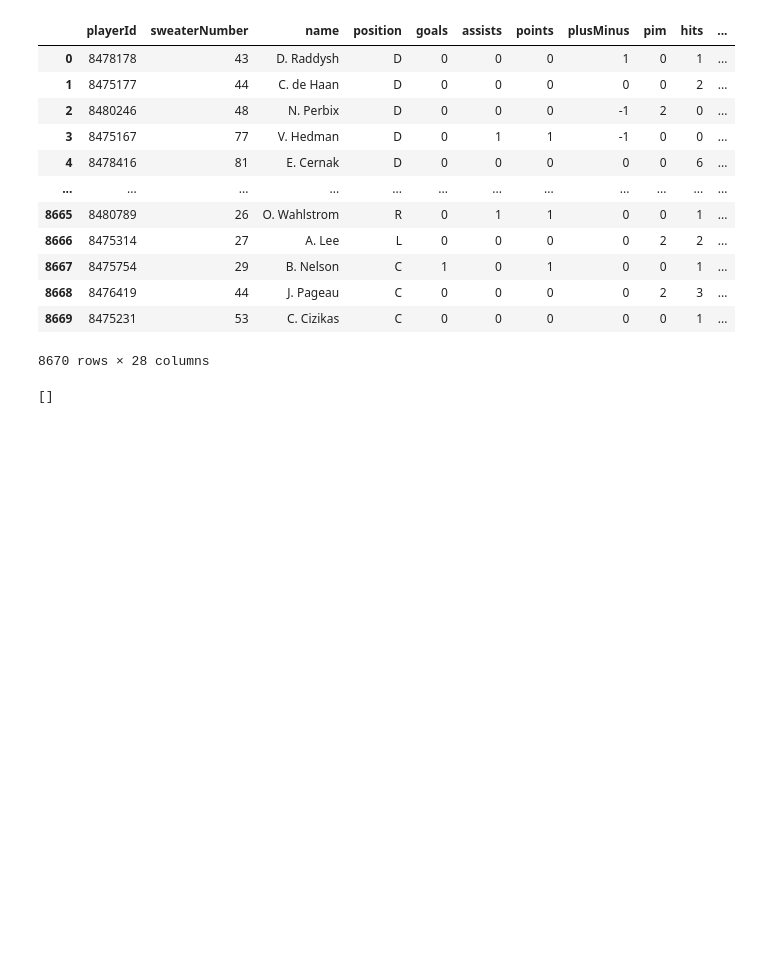
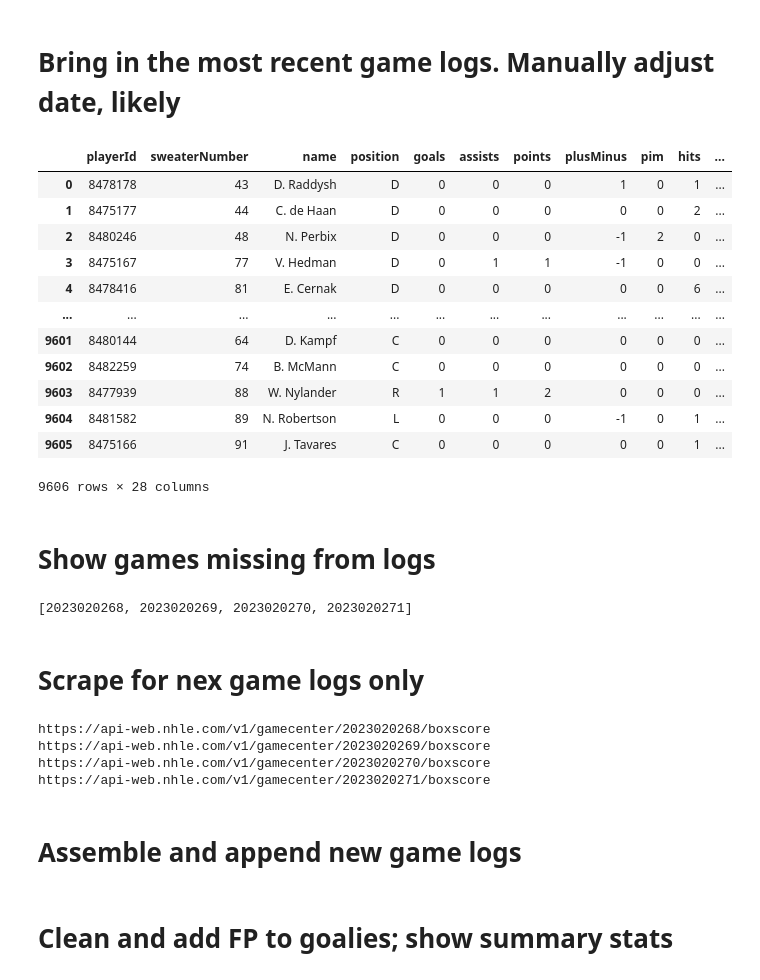
Before and after one commit to seanard1/fantasy_stats, a Jupyter notebook: data_scrape.ipynb, the cells around one changed output. Drawn from its saved outputs; the diff is of its cells as text; code cells hidden in the pictures; blank space fills up the shorter version.

```diff
--- a/data_scrape.ipynb
+++ b/data_scrape.ipynb
@@ -143,25 +172,31 @@ completedSked.sort_values('gameDate')
+# %% [markdown]
+# Bring in the most recent game logs. Manually adjust date, likely
 # %%
-file_name = f"data/allG_df_raw-{today.strftime('%Y-%m-%d')}.csv"
+# file_name = f"data/allG_df_raw-{today.strftime('%Y-%m-%d')}.csv"
+file_name = f"data/allG_df_raw-2023-11-19.csv"
 allG_df_raw = pd.read_csv(file_name, index_col=False)
 allG_df_raw
 
-file_name = f"data/all_df_raw-{today.strftime('%Y-%m-%d')}.csv"
+# file_name = f"data/all_df_raw-{today.strftime('%Y-%m-%d')}.csv"
+file_name = f"data/all_df_raw-2023-11-19.csv"
 all_df_raw = pd.read_csv(file_name, index_col=False)
 all_df_raw
 # %% [output]
 |  | playerId | sweaterNumber | name | position | goals | assists | points | plusMinus | pim | hits | ... |
 | 0 | 8478178 | 43 | D. Raddysh | D | 0 | 0 | 0 | 1 | 0 | 1 | ... |
 | 1 | 8475177 | 44 | C. de Haan | D | 0 | 0 | 0 | 0 | 0 | 2 | ... |
 | 2 | 8480246 | 48 | N. Perbix | D | 0 | 0 | 0 | -1 | 2 | 0 | ... |
 | 3 | 8475167 | 77 | V. Hedman | D | 0 | 1 | 1 | -1 | 0 | 0 | ... |
 | 4 | 8478416 | 81 | E. Cernak | D | 0 | 0 | 0 | 0 | 0 | 6 | ... |
 | ... | ... | ... | ... | ... | ... | ... | ... | ... | ... | ... | ... |
-| 8665 | 8480789 | 26 | O. Wahlstrom | R | 0 | 1 | 1 | 0 | 0 | 1 | ... |
-| 8666 | 8475314 | 27 | A. Lee | L | 0 | 0 | 0 | 0 | 2 | 2 | ... |
-| 8667 | 8475754 | 29 | B. Nelson | C | 1 | 0 | 1 | 0 | 0 | 1 | ... |
-| 8668 | 8476419 | 44 | J. Pageau | C | 0 | 0 | 0 | 0 | 2 | 3 | ... |
-| 8669 | 8475231 | 53 | C. Cizikas | C | 0 | 0 | 0 | 0 | 0 | 1 | ... |
+| 9601 | 8480144 | 64 | D. Kampf | C | 0 | 0 | 0 | 0 | 0 | 0 | ... |
+| 9602 | 8482259 | 74 | B. McMann | C | 0 | 0 | 0 | 0 | 0 | 0 | ... |
+| 9603 | 8477939 | 88 | W. Nylander | R | 1 | 1 | 2 | 0 | 0 | 0 | ... |
+| 9604 | 8481582 | 89 | N. Robertson | L | 0 | 0 | 0 | -1 | 0 | 1 | ... |
+| 9605 | 8475166 | 91 | J. Tavares | C | 0 | 0 | 0 | 0 | 0 | 1 | ... |
-8670 rows × 28 columns
+9606 rows × 28 columns
+# %% [markdown]
+# Show games missing from logs
 # %%
 all_games = homeOnlySked['gameID'].unique().tolist()
 
@@ -173,7 +208,9 @@ missing_games = list(set(games_done) - set(games_saved))
 
 missing_games
 # %% [output]
-[]
+[2023020268, 2023020269, 2023020270, 2023020271]
+# %% [markdown]
+# Scrape for nex game logs only
 # %%
 baseURL = 'https://api-web.nhle.com/v1/gamecenter/'
 appendix = '/boxscore'
@@ -449,6 +486,13 @@ for Id in missing_games:
 
             if int(shots) - int(saves) != homeLogsG[logName]['goalsAgainst']:
                 print(f"Error for goalies: {homeLogsG[logName]['name']} vs {homeGshots}")
+# %% [output]
+https://api-web.nhle.com/v1/gamecenter/2023020268/boxscore
+https://api-web.nhle.com/v1/gamecenter/2023020269/boxscore
+https://api-web.nhle.com/v1/gamecenter/2023020270/boxscore
+https://api-web.nhle.com/v1/gamecenter/2023020271/boxscore
+# %% [markdown]
+# Assemble and append new game logs
 # %%
 homeG_df = pd.DataFrame(homeLogsG)
 homeG_df = homeG_df.transpose()
@@ -471,6 +515,8 @@ all_df_raw = pd.concat([all_df_raw, home_df, away_df], axis=0)
 
 file_name = f"data/all_df_raw-{today.strftime('%Y-%m-%d')}.csv"
 all_df_raw.to_csv(file_name, index=False)
+# %% [markdown]
+# Clean and add FP to goalies; show summary stats
 # %%
 allG_df = allG_df_raw.copy()
 
```
Also changed, not shown: parts of 47 cells of this notebook, 23 other files.
